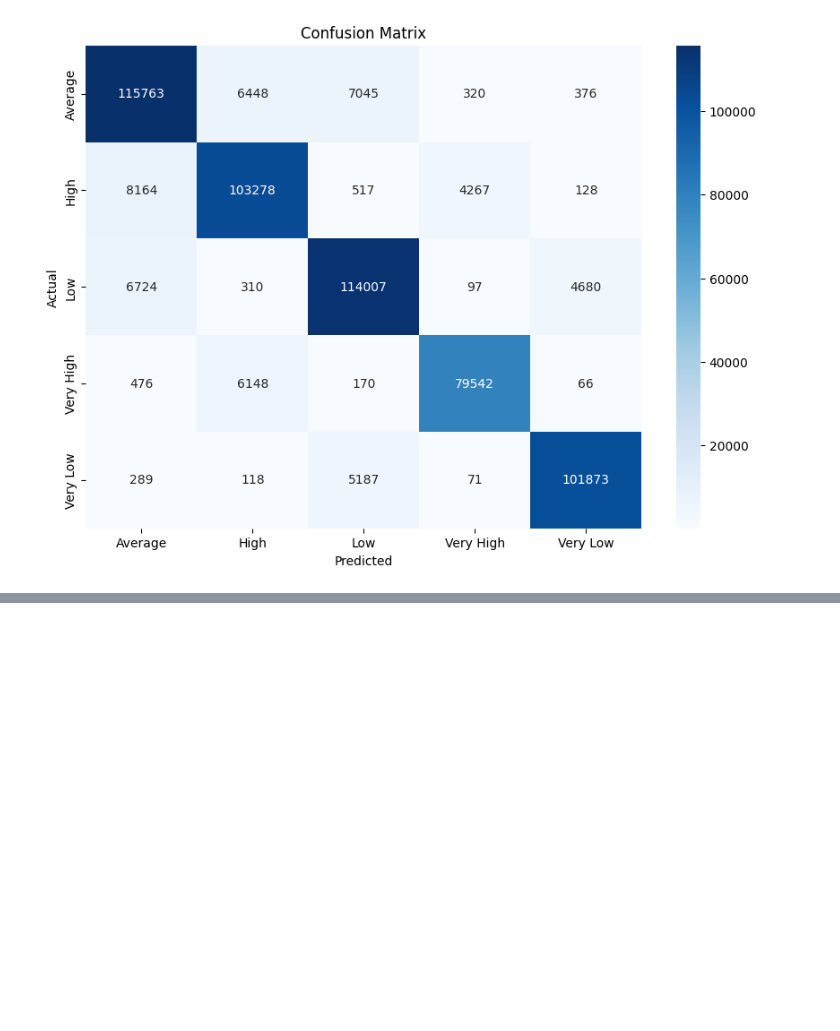
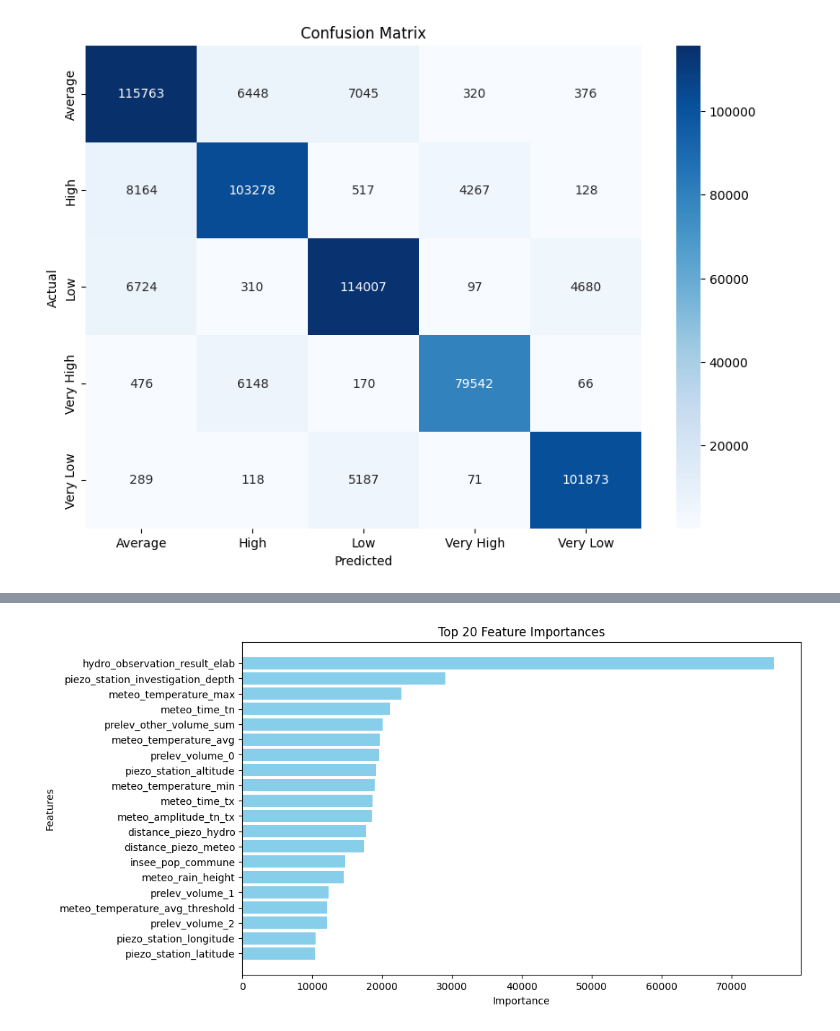
Before and after one commit to YessineMkaouar/Hi-Paris-Hackathon, a Jupyter notebook: Final_sprint.ipynb, the cells around one changed output, grey strips where cells are left out. Drawn from its saved outputs; the diff is of its cells as text; code cells hidden in the pictures; blank space fills up the shorter version.

```diff
--- a/Final_sprint.ipynb
+++ b/Final_sprint.ipynb
@@ -141,3 +141,8 @@ df_cleaned.drop(columns=columns_to_remove, inplace=True)
 print(f"Nombre de colonnes après suppression : {df_cleaned.shape[1]}")
 # %% [output]
 Nombre de colonnes après suppression : 38
+# %%
+df_cleaned.drop(columns=['row_index'], inplace=True)
+
+# Verification
+print(f"Nouveau nombre de colonnes : {df_cleaned.shape[1]}")
@@ -269,0 +339,26 @@ plt.show()
+# %%
+# Extraire les noms des features depuis X
+feature_names = X.columns.tolist()  # Si X est un DataFrame pandas
+
+# Extraire l'importance des features avec les noms associés
+importance = bst.get_score(importance_type='weight')
+importance_named = {
+    feature_names[int(k.replace('f', ''))]: v for k, v in importance.items()
+}
+
+# Trier les features par importance et limiter aux 15 premiers
+sorted_importance = sorted(importance_named.items(), key=lambda x: x[1], reverse=True)[:20]
+
+# Séparer les noms des features et leurs scores
+features, scores = zip(*sorted_importance)
+
+# Tracer le graphique
+plt.figure(figsize=(10, 6))
+plt.barh(features, scores, color='skyblue')
+plt.xlabel("Importance")
+plt.ylabel("Features")
+plt.title("Top 20 Feature Importances")
+plt.gca().invert_yaxis()  # Pour afficher les features les plus importants en haut
+plt.show()
+# %% [output]
+[figure, added]
```
Also changed, not shown: parts of 8 cells of this notebook.
